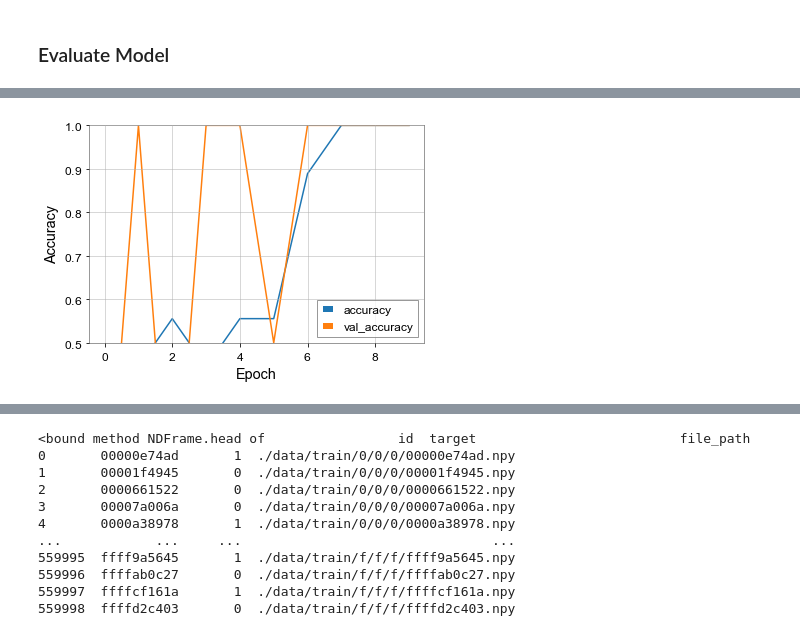
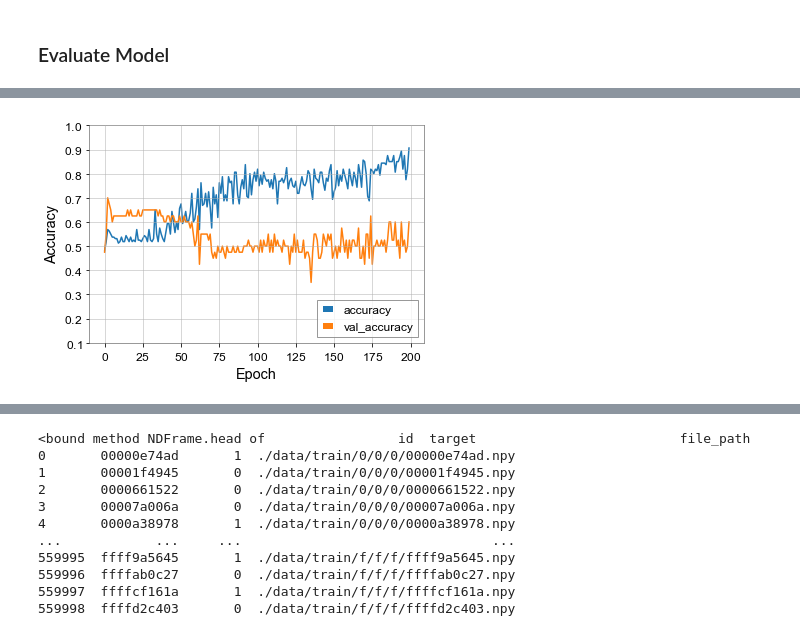
Before and after one commit to TomCasaletto/CMPE257, a Jupyter notebook: anthony/cleaner.ipynb, the cells around one changed output, grey strips where cells are left out. Cells and saved outputs as stored; diff of their text form; code cells hidden in the pictures.

Commit message:
About to try rearranging my input style. Backup.

```diff
--- a/anthony/cleaner.ipynb
+++ b/anthony/cleaner.ipynb
@@ -39,4 +42,7 @@ def GetData(train, test, num_samples, starting_idx=0):
 # %%
-data = GetData(train, test, 10)
+data, labels = GetData(train_meta, 200)
 print(data.shape)
+
+# print(np.sum(labels))
+# print(np.sum(labels[:80]))
 # %% [output]
@@ -64,2 +142,2 @@ def MakeSpectrograms(data, method='channel'):
 # %%
-qt = MakeSpectrograms(data)
+qt = MakeSpectrograms(data, size=(128, 128))
@@ -78,9 +178,10 @@ Num GPUs Available:  1
 # %% [markdown]
 ### Build Model
 # %%
+tf.keras.backend.clear_session()
 model = models.Sequential()
-model.add(layers.Conv2D(32, (30, 30), activation='relu', input_shape=(1000, 940, 3)))
-model.add(layers.MaxPooling2D((10, 10)))
+model.add(layers.Conv2D(32, (12, 12), activation='relu', input_shape=(qt.shape[1], qt.shape[2], qt.shape[3])))
+model.add(layers.MaxPooling2D((8, 8)))
 model.add(layers.Conv2D(64, (3, 3), activation='relu'))
 model.add(layers.MaxPooling2D((2, 2)))
 model.add(layers.Conv2D(64, (3, 3), activation='relu'))
@@ -111,8 +227,8 @@ _________________________________________________________________
 # %%
-model.compile(optimizer='adam',
+model.compile(optimizer='sgd',#'adam',
               loss=tf.keras.losses.SparseCategoricalCrossentropy(from_logits=True),
               metrics=['accuracy'])
 
-history = model.fit(qt[:9], train.loc[:8, 'target'], epochs=10,
-                    validation_data=(qt[8:], train.loc[8:9, 'target']))
+history = model.fit(qt[:160], labels[:160], epochs=200,
+                    validation_data=(qt[160:], labels[160:]))
 # %% [output]
@@ -143,10 +256,10 @@ plt.plot(history.history['accuracy'], label='accuracy')
 plt.plot(history.history['val_accuracy'], label = 'val_accuracy')
 plt.xlabel('Epoch')
 plt.ylabel('Accuracy')
-plt.ylim([0.5, 1])
+plt.ylim([0.1, 1])
 plt.legend(loc='lower right')
 
-test_loss, test_acc = model.evaluate(qt[8:],  train.loc[8:9, 'target'], verbose=2)
+test_loss, test_acc = model.evaluate(qt[160:], labels[160:], verbose=2)
 
 print(test_acc)
 # %% [output]
@@ -155 +268 @@ print(test_acc)
-[figure, old version]
+[figure, new version]
```
Also changed, not shown: parts of 16 cells of this notebook, 1 other file.
